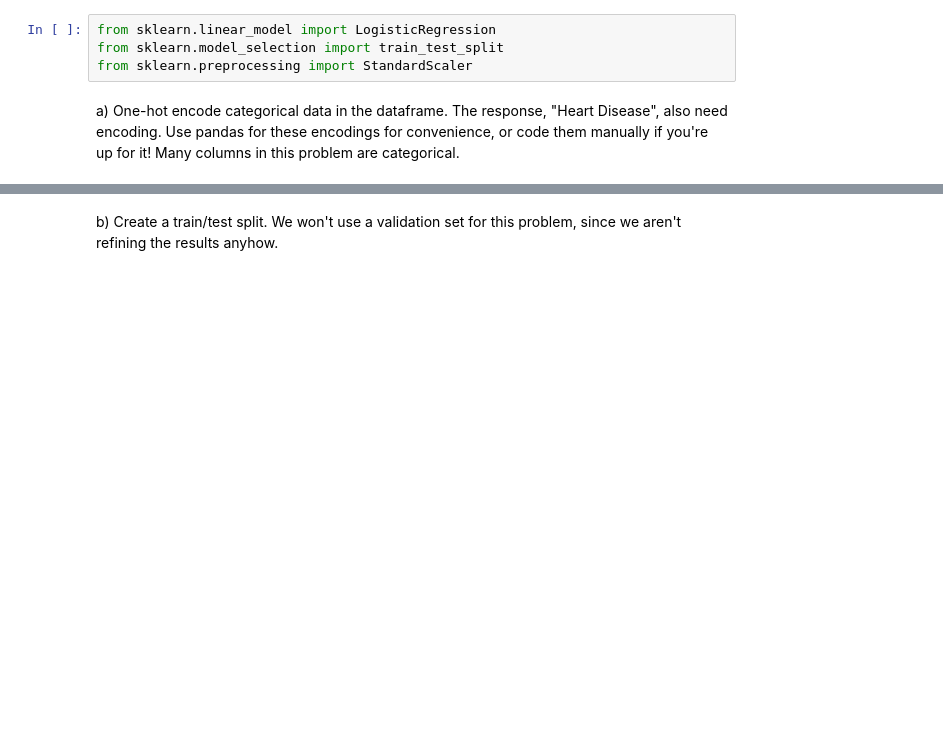
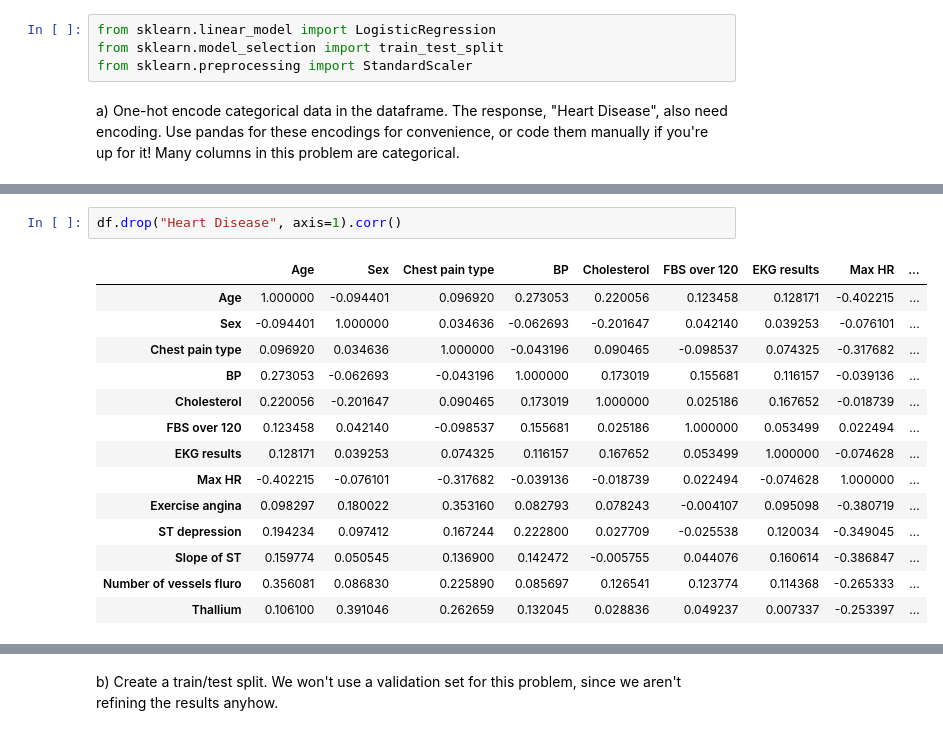
Before and after one commit to pr0fez/AI25-Statistiska-metoder, a Jupyter notebook: Exercises/P6-Estimation-MLE_solution.ipynb, the cells around one changed output, grey strips where cells are left out. Saved outputs shown, nothing was run; the diff lists cells and outputs as text; blank space fills up the shorter version.

```diff
--- a/Exercises/P6-Estimation-MLE_solution.ipynb
+++ b/Exercises/P6-Estimation-MLE_solution.ipynb
@@ -28,0 +74,17 @@ a) One-hot encode categorical data in the dataframe. The response, "Heart Diseas
+# %%
+df.drop("Heart Disease", axis=1).corr()
+# %% [output]
+|  | Age | Sex | Chest pain type | BP | Cholesterol | FBS over 120 | EKG results | Max HR | ... |
+| Age | 1.000000 | -0.094401 | 0.096920 | 0.273053 | 0.220056 | 0.123458 | 0.128171 | -0.402215 | ... |
+| Sex | -0.094401 | 1.000000 | 0.034636 | -0.062693 | -0.201647 | 0.042140 | 0.039253 | -0.076101 | ... |
+| Chest pain type | 0.096920 | 0.034636 | 1.000000 | -0.043196 | 0.090465 | -0.098537 | 0.074325 | -0.317682 | ... |
+| BP | 0.273053 | -0.062693 | -0.043196 | 1.000000 | 0.173019 | 0.155681 | 0.116157 | -0.039136 | ... |
+| Cholesterol | 0.220056 | -0.201647 | 0.090465 | 0.173019 | 1.000000 | 0.025186 | 0.167652 | -0.018739 | ... |
+| FBS over 120 | 0.123458 | 0.042140 | -0.098537 | 0.155681 | 0.025186 | 1.000000 | 0.053499 | 0.022494 | ... |
+| EKG results | 0.128171 | 0.039253 | 0.074325 | 0.116157 | 0.167652 | 0.053499 | 1.000000 | -0.074628 | ... |
+| Max HR | -0.402215 | -0.076101 | -0.317682 | -0.039136 | -0.018739 | 0.022494 | -0.074628 | 1.000000 | ... |
+| Exercise angina | 0.098297 | 0.180022 | 0.353160 | 0.082793 | 0.078243 | -0.004107 | 0.095098 | -0.380719 | ... |
+| ST depression | 0.194234 | 0.097412 | 0.167244 | 0.222800 | 0.027709 | -0.025538 | 0.120034 | -0.349045 | ... |
+| Slope of ST | 0.159774 | 0.050545 | 0.136900 | 0.142472 | -0.005755 | 0.044076 | 0.160614 | -0.386847 | ... |
+| Number of vessels fluro | 0.356081 | 0.086830 | 0.225890 | 0.085697 | 0.126541 | 0.123774 | 0.114368 | -0.265333 | ... |
+| Thallium | 0.106100 | 0.391046 | 0.262659 | 0.132045 | 0.028836 | 0.049237 | 0.007337 | -0.253397 | ... |
```
Also changed, not shown: parts of 8 cells of this notebook, 2 other files.
